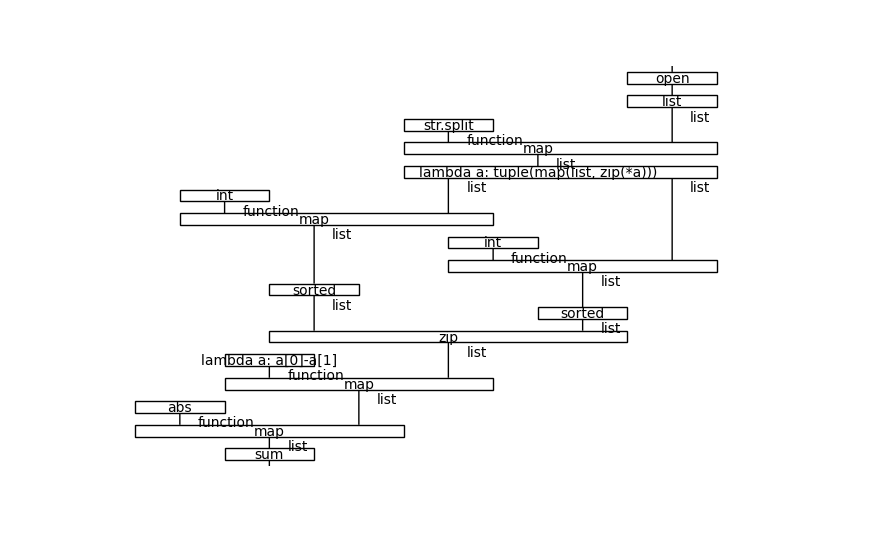
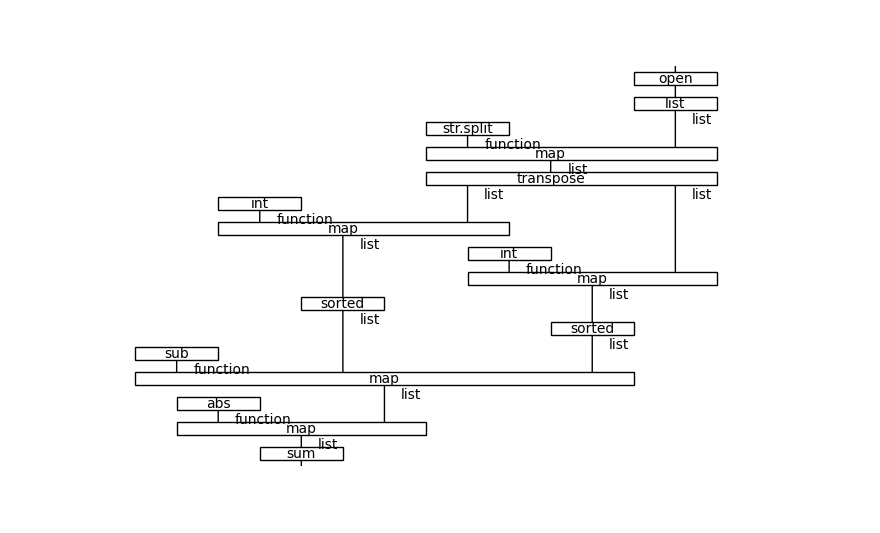
Before and after one commit to colltoaction/advent-of-code-2024, a Jupyter notebook: 1.ipynb, the cells around one changed output. Cells and saved outputs as stored; diff of their text form; code cells hidden in the pictures.

```diff
--- a/1.ipynb
+++ b/1.ipynb
@@ -3,19 +10,18 @@ from lib import fmap, EVAL, _to_list, _product, _count, _split, _transpose, _equ
 # %%
 read_record = _open >> _readlines >> \
     fmap(_split) >> \
     _transpose >> \
     fmap(_int) @ fmap(_int)
 
 f1 = read_record >> \
     _sorted @ _sorted >> \
-    _zip >> \
-    fmap(_subtract) >> \
+    (_sub @ l @ l) >> _map_two >> \
     fmap(_abs) >> \
     _sum
 f1.draw()
 assert EVAL(f1)("1.input") == 1660292
 # %% [output]
-[figure, old version]
+[figure, new version]
 # %%
 f2 = read_record >> \
     _to_list @ _to_list >> \
```
Also changed, not shown: parts of 3 cells of this notebook, 3 other files.
